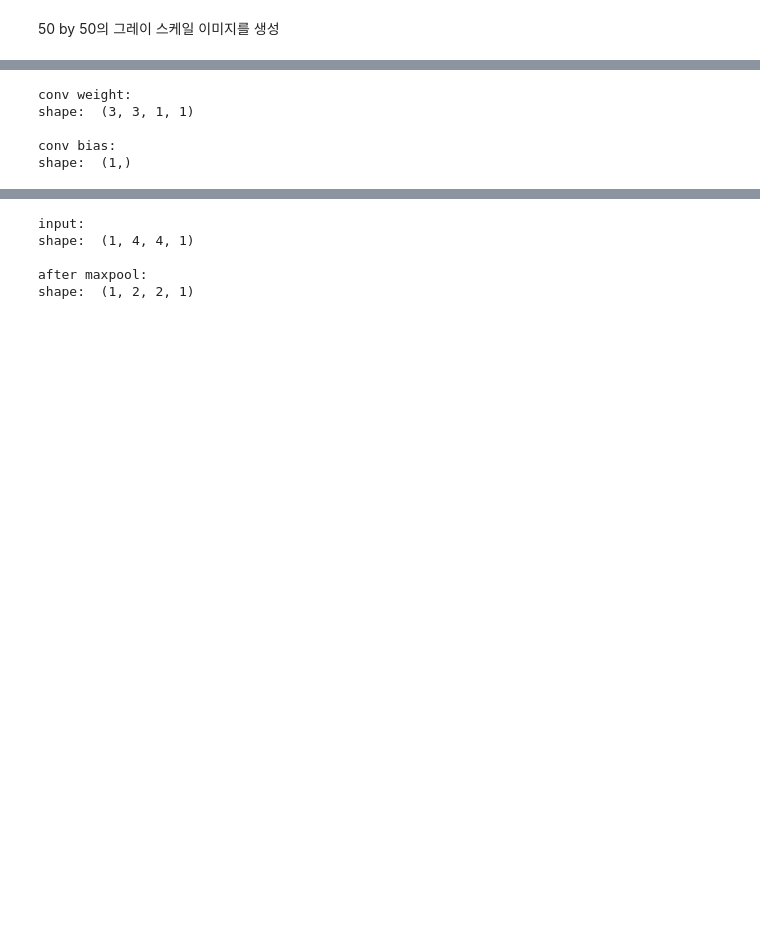
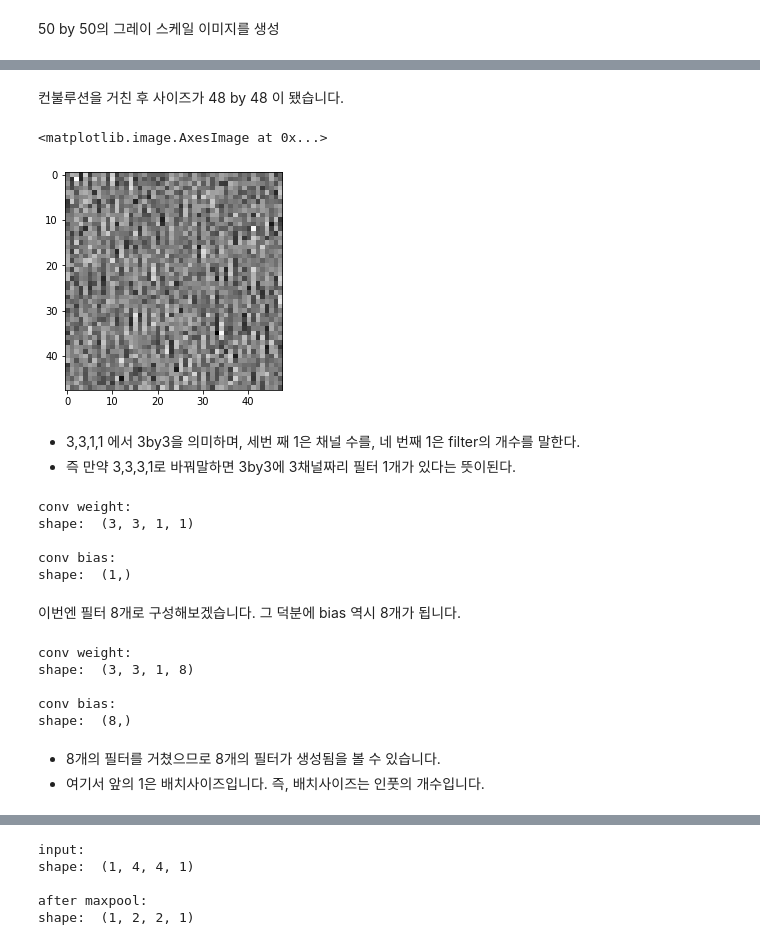
Before and after one commit to engineerjkk/DeepLearning_from_Scratch, a Jupyter notebook: conv_and_pooling_layer.ipynb, the cells around one changed output, grey strips where cells are left out. Cells and saved outputs as stored; diff of their text form; code cells hidden in the pictures; blank space fills up the shorter version.

```diff
--- a/conv_and_pooling_layer.ipynb
+++ b/conv_and_pooling_layer.ipynb
@@ -28,3 +41,14 @@ shape:  (1, 50, 48, 48, 1)
+# %% [markdown]
+컨불루션을 거친 후 사이즈가 48 by 48 이 됐습니다.
+# %%
+cv2.cvtColor( conved.numpy().squeeze(), cv2.COLOR_BGR2RGB)
+plt.imshow( conved.numpy().squeeze(),cmap='gray')
+# %% [output]
+<matplotlib.image.AxesImage at 0x...>
+[figure, added]
+# %% [markdown]
+- 3,3,1,1 에서 3by3을 의미하며, 세번 째 1은 채널 수를, 네 번째 1은 filter의 개수를 말한다.
+- 즉 만약 3,3,3,1로 바꿔말하면 3by3에 3채널짜리 필터 1개가 있다는 뜻이된다.
 # %%
 p_color('conv weight',conv.get_weights()[0])#weight
 p_color('conv bias',conv.get_weights()[1]) #bias
@@ -34,3 +58,19 @@ shape:  (3, 3, 1, 1)
 
 conv bias:
 shape:  (1,)
+# %% [markdown]
+이번엔 필터 8개로 구성해보겠습니다. 그 덕분에 bias 역시 8개가 됩니다.
+# %%
+conv=Conv2D(filters=8,kernel_size=3,strides=1,padding='valid')
+conved=conv(test_image)
+p_color('conv weight',conv.get_weights()[0])#weight
+p_color('conv bias',conv.get_weights()[1]) #bias
+# %% [output]
+conv weight:
+shape:  (3, 3, 1, 8)
+
+conv bias:
+shape:  (8,)
+# %% [markdown]
+- 8개의 필터를 거쳤으므로 8개의 필터가 생성됨을 볼 수 있습니다.
+- 여기서 앞의 1은 배치사이즈입니다. 즉, 배치사이즈는 인풋의 개수입니다.
```
Also changed, not shown: parts of 75 cells of this notebook.
